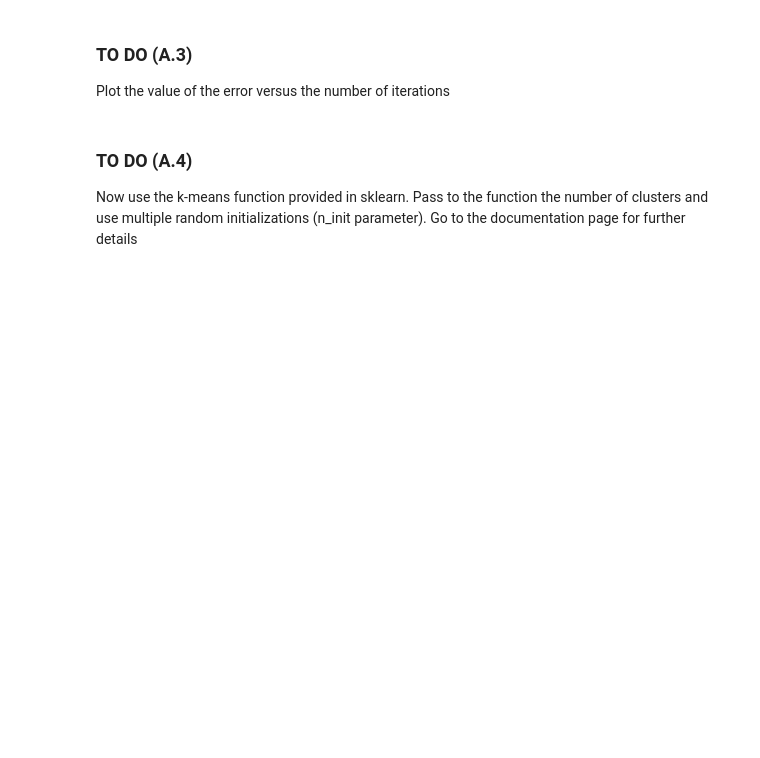
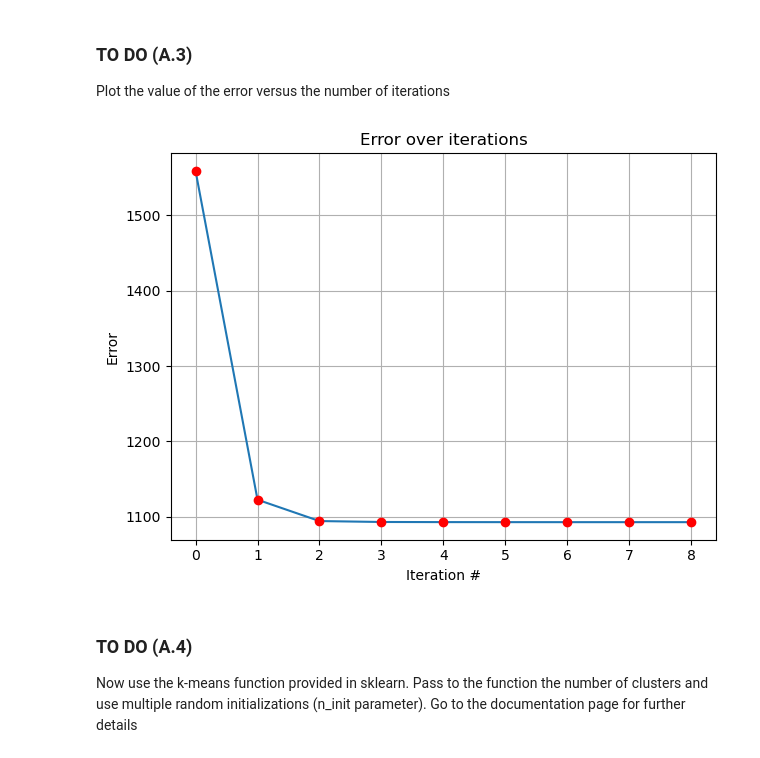
Before and after one commit to darioliotta/MachineLearning-Homeworks, a Jupyter notebook: 3/Liotta_Dario_lab3.ipynb, the cells around one changed output. Saved outputs shown, nothing was run; the diff lists cells and outputs as text; code cells hidden in the pictures; blank space fills up the shorter version.

```diff
--- a/3/Liotta_Dario_lab3.ipynb
+++ b/3/Liotta_Dario_lab3.ipynb
@@ -270,7 +305,9 @@ Then plot the data points in the 3-dimensional space, each point must be coloure
 Plot the value of the error versus the number of iterations
 # %%
 # Sugestion: use the function error_plot()
-# ADD YOUR CODE HERE
+error_plot(error)
+# %% [output]
+[figure, added]
 # %% [markdown]
 ### TO DO (A.4)
 Now use the k-means function provided in sklearn. Pass to the function the number of clusters and use multiple random initializations (n_init parameter). Go to the documentation page for further details
```
Also changed, not shown: parts of 17 cells of this notebook, 1 other file.
